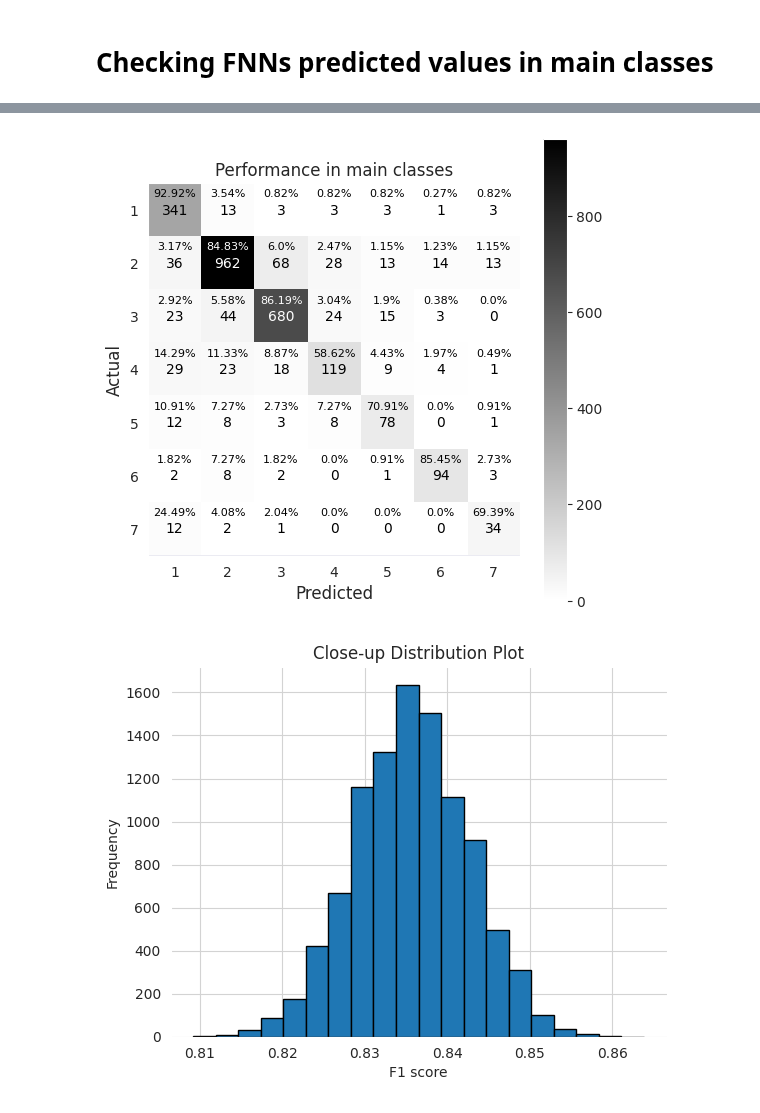
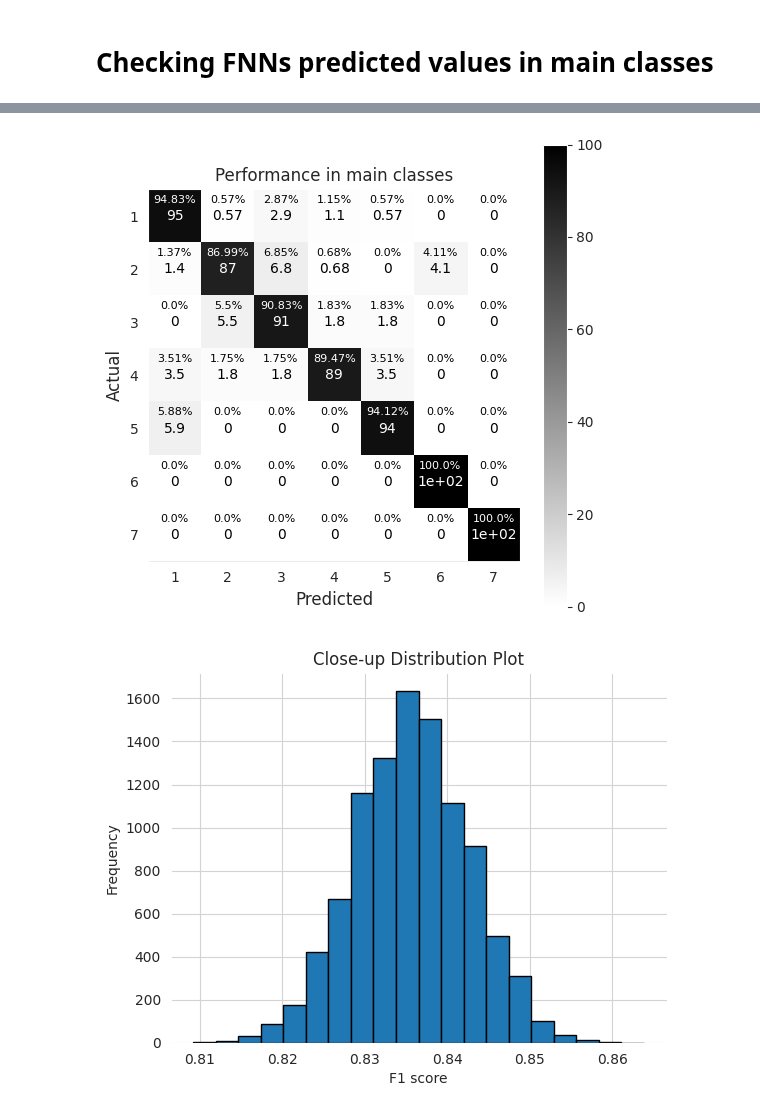
Before and after one commit to github4touchdouble/nnet-enzyme, a Jupyter notebook: tf_cnn_esm2/2nd_ec_class_pred/cnn_2nd_class.ipynb, the cells around one changed output, grey strips where cells are left out. Drawn from its saved outputs; the diff is of its cells as text; code cells hidden in the pictures.

```diff
--- a/tf_cnn_esm2/2nd_ec_class_pred/cnn_2nd_class.ipynb
+++ b/tf_cnn_esm2/2nd_ec_class_pred/cnn_2nd_class.ipynb
@@ -721,18 +726,20 @@ from sklearn.metrics import roc_curve, auc, roc_auc_score
 
 model = tf.keras.models.load_model("/home/malte/01_Documents/projects/pbl_binary_classifier/tf_cnn_esm2/2nd_ec_class_pred/Models/CNN_S30_weighted_opt_v2.keras")
 
-emb_path = os.getenv("ESM2_ENZYMES_SPLIT_30")
-csv_path = os.getenv("CSV30_ENZYMES")
+emb_path = os.getenv("TEST_ESM2_ENZYMES")
+csv_path = os.getenv("TEST_CSV_ENZYMES")
 
 X, y, label_to_ec = load_all_sub_classes(emb_path, csv_path, allowed_labels=comp_ec_to_label)
-X_train, X_test, y_train, y_test = train_test_split(X, y, test_size=0.30, random_state=42)
 
-predictions = np.argmax(model.predict(X_test), axis=-1)
+predictions = np.argmax(model.predict(X), axis=-1)
 
 counter = 0
-for x,y in zip(y_test,predictions):
-    if x == y:
+total = 0
+print(y)
+for t, p in zip(y, predictions):
+    total += 1
+    if t == p:
         counter+=1
 print("Correct predictions: ", counter)
-print("Total samples predicted:", len(y_test))
+print("Total samples predicted:", total)
 # %% [output]
@@ -848,9 +899,14 @@ Multiclass CNN:
 # %% [markdown]
 # Checking FNNs predicted values in main classes
 # %%
-y_val_main_class_labels = [int(comp_label_to_ec[label].split(".")[0]) for label in y_test]
+
+y_val_main_class_labels = [int(comp_label_to_ec[label].split(".")[0]) for label in y]
 y_pred_main_class_labels = [int(comp_label_to_ec[label].split(".")[0]) for label in predictions]
 
 # Convert the lists to NumPy arrays
 y_val_main_class_labels = np.array(y_val_main_class_labels)
 y_pred_main_class_labels = np.array(y_pred_main_class_labels)
+
+
+print(y_val_main_class_labels)
+print(y_pred_main_class_labels)
@@ -859,38 +933,39 @@ from sklearn.metrics import ConfusionMatrixDisplay
 
 class_names = [1,2,3,4,5,6,7]
 conf_matrix = confusion_matrix(y_val_main_class_labels, y_pred_main_class_labels)
+row_sums = conf_matrix.sum(axis=1)
 conf_matrix_percent = (conf_matrix.T / row_sums).T * 100
 
 # Calculate the percentages
 cm_percentage = (conf_matrix / conf_matrix.sum(axis=1)[:, np.newaxis]) * 100
 cm_percentage = cm_percentage.round(2)
 
 # Create a ConfusionMatrixDisplay without labels
 cmd = ConfusionMatrixDisplay(confusion_matrix=conf_matrix_percent, display_labels=class_names)
 # Plot the confusion matrix
 fig, ax = plt.subplots(figsize=(6, 6))
 cmd.plot(cmap="binary", ax=ax)
 cax = ax
 
 # Add the percentages as text annotations in the squares with specified ha and va
 for i in range(7):
     for j in range(7):
 
         # Increase the vertical offset for the percentage text
         offset = 0.4
         text_color = cax.texts[i * 7 + j].get_color()
         ax.text(j, i - offset, f'{float(cm_percentage[i, j])}%', ha='center', va='top', color=text_color, fontsize=8, fontweight='light', zorder=4)
 
 
 # Set the x and y labels
 ax.set_xlabel("Predicted", fontsize=12)
 ax.set_ylabel("Actual", fontsize=12)
 ax.grid(False)
 plt.title("Performance in main classes")
 
 plt.show()
 # %% [output]
-[figure, old version]
+[figure, new version]
 # %%
 initial_f1 = calculate_f1(y_val_main_class_labels, y_pred_main_class_labels)
 mean_f1, se_f1, ci_95 = bootstrap_statistic(y_val_main_class_labels, y_pred_main_class_labels, calculate_f1)
```
Also changed, not shown: parts of 9 cells of this notebook, 2 other files.
